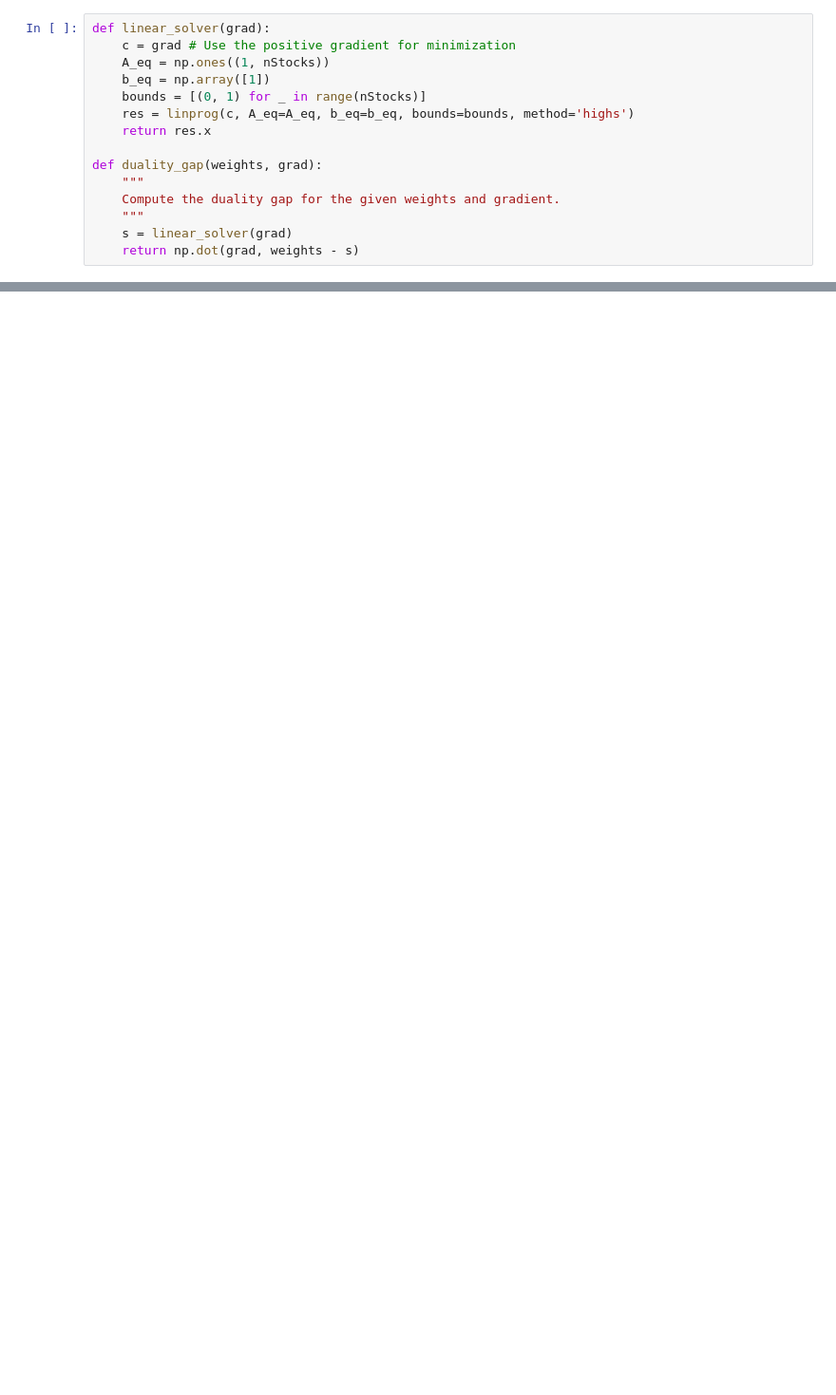
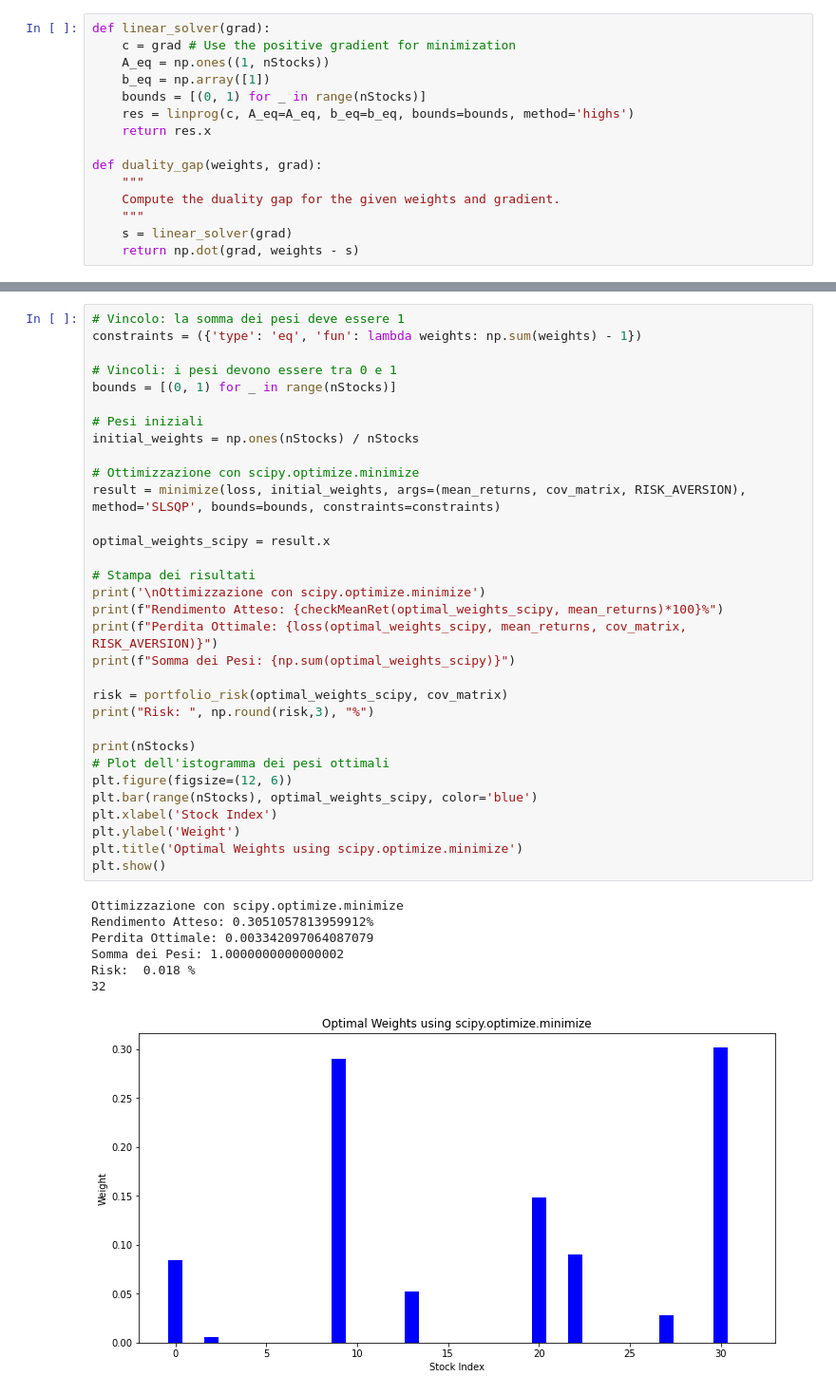
Before and after one commit to RobEngin/Methods-for-Portfolio-Optimization, a Jupyter notebook: opt-project.ipynb, the cells around one changed output, grey strips where cells are left out. Shown: that part at 95% size. Cells and saved outputs as stored; diff of their text form; blank space fills up the shorter version.

```diff
--- a/opt-project.ipynb
+++ b/opt-project.ipynb
@@ -436,0 +605,40 @@ ROI: 243.24 %
+# %%
+# Vincolo: la somma dei pesi deve essere 1
+constraints = ({'type': 'eq', 'fun': lambda weights: np.sum(weights) - 1})
+
+# Vincoli: i pesi devono essere tra 0 e 1
+bounds = [(0, 1) for _ in range(nStocks)]
+
+# Pesi iniziali
+initial_weights = np.ones(nStocks) / nStocks
+
+# Ottimizzazione con scipy.optimize.minimize
+result = minimize(loss, initial_weights, args=(mean_returns, cov_matrix, RISK_AVERSION), method='SLSQP', bounds=bounds, constraints=constraints)
+
+optimal_weights_scipy = result.x
+
+# Stampa dei risultati
+print('\nOttimizzazione con scipy.optimize.minimize')
+print(f"Rendimento Atteso: {checkMeanRet(optimal_weights_scipy, mean_returns)*100}%")
+print(f"Perdita Ottimale: {loss(optimal_weights_scipy, mean_returns, cov_matrix, RISK_AVERSION)}")
+print(f"Somma dei Pesi: {np.sum(optimal_weights_scipy)}")
+
+risk = portfolio_risk(optimal_weights_scipy, cov_matrix)
+print("Risk: ", np.round(risk,3), "%")
+
+print(nStocks)
+# Plot dell'istogramma dei pesi ottimali
+plt.figure(figsize=(12, 6))
+plt.bar(range(nStocks), optimal_weights_scipy, color='blue')
+plt.xlabel('Stock Index')
+plt.ylabel('Weight')
+plt.title('Optimal Weights using scipy.optimize.minimize')
+plt.show()
+# %% [output]
+Ottimizzazione con scipy.optimize.minimize
+Rendimento Atteso: 0.3051057813959912%
+Perdita Ottimale: 0.003342097064087079
+Somma dei Pesi: 1.0000000000000002
+Risk:  0.018 %
+32
+[figure, added]
```
Also changed, not shown: parts of 15 cells of this notebook, 9 other files.
